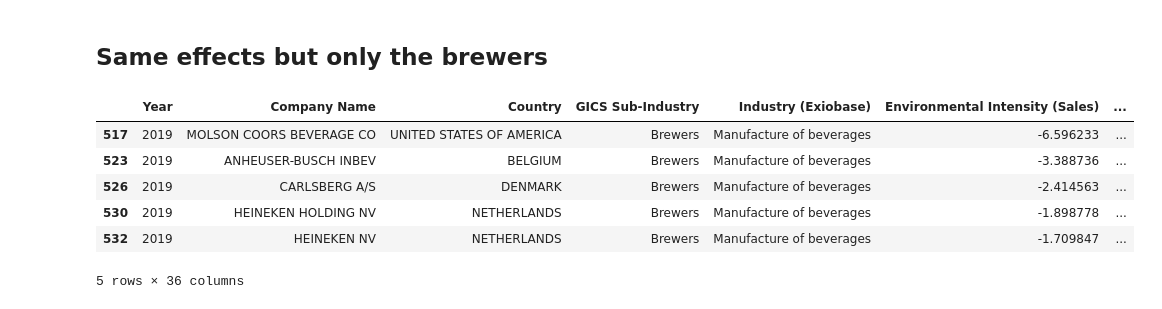
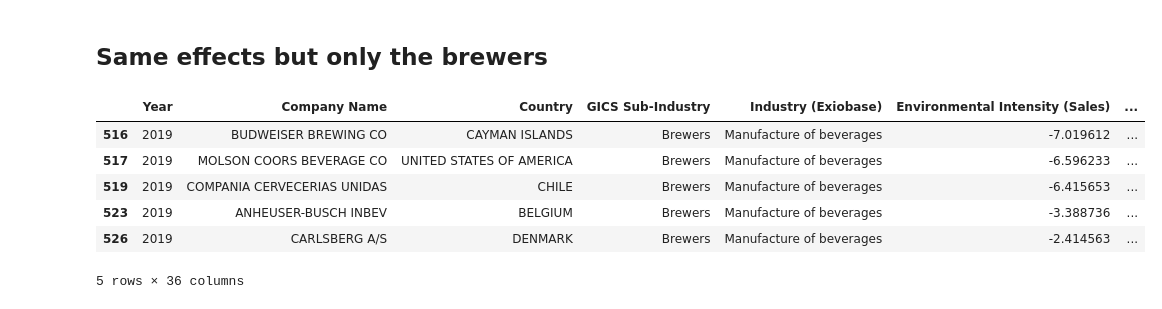
Before and after one commit to yummypugs/SPM-Project-Harvard, a Jupyter notebook: Models/SDG_HARVARD_FixedEffects.ipynb, the cells around one changed output. Saved outputs shown, nothing was run; the diff lists cells and outputs as text; code cells hidden in the pictures.

```diff
--- a/Models/SDG_HARVARD_FixedEffects.ipynb
+++ b/Models/SDG_HARVARD_FixedEffects.ipynb
@@ -144,22 +415,22 @@ Adjusted R-squared (Fixed on Year and Industry (Exiobase)): 0.3334
 # %%
 df_GICSBrew = df_cleaned[df_cleaned['GICS Sub-Industry'] == 'Brewers']
 
 # Group the data by "Company Name" and count unique years for each group
-company_years_count = df_GICSBrew.groupby("Company Name")["Year"].nunique()
+#company_years_count = df_GICSBrew.groupby("Company Name")["Year"].nunique()
 
 # Filter companies with at least 10 years of data
-filtered_companies = company_years_count[company_years_count >= 10].index
+#filtered_companies = company_years_count[company_years_count >= 10].index
 
 # Create a new DataFrame with only the companies that meet the criteria
-df_GICSBrewFiltered = df_GICSBrew[df_GICSBrew["Company Name"].isin(filtered_companies)]
-
+#df_GICSBrewFiltered = df_GICSBrew[df_GICSBrew["Company Name"].isin(filtered_companies)]
+df_GICSBrewFiltered = df_GICSBrew
 df_GICSBrewFiltered.head()
 # %% [output]
 |  | Year | Company Name | Country | GICS Sub-Industry | Industry (Exiobase) | Environmental Intensity (Sales) | ... |
+| 516 | 2019 | BUDWEISER BREWING CO | CAYMAN ISLANDS | Brewers | Manufacture of beverages | -7.019612 | ... |
 | 517 | 2019 | MOLSON COORS BEVERAGE CO | UNITED STATES OF AMERICA | Brewers | Manufacture of beverages | -6.596233 | ... |
+| 519 | 2019 | COMPANIA CERVECERIAS UNIDAS | CHILE | Brewers | Manufacture of beverages | -6.415653 | ... |
 | 523 | 2019 | ANHEUSER-BUSCH INBEV | BELGIUM | Brewers | Manufacture of beverages | -3.388736 | ... |
 | 526 | 2019 | CARLSBERG A/S | DENMARK | Brewers | Manufacture of beverages | -2.414563 | ... |
-| 530 | 2019 | HEINEKEN HOLDING NV | NETHERLANDS | Brewers | Manufacture of beverages | -1.898778 | ... |
-| 532 | 2019 | HEINEKEN NV | NETHERLANDS | Brewers | Manufacture of beverages | -1.709847 | ... |
 5 rows × 36 columns
 # %%
```
Also changed, not shown: parts of 24 cells of this notebook, 5 other files.
